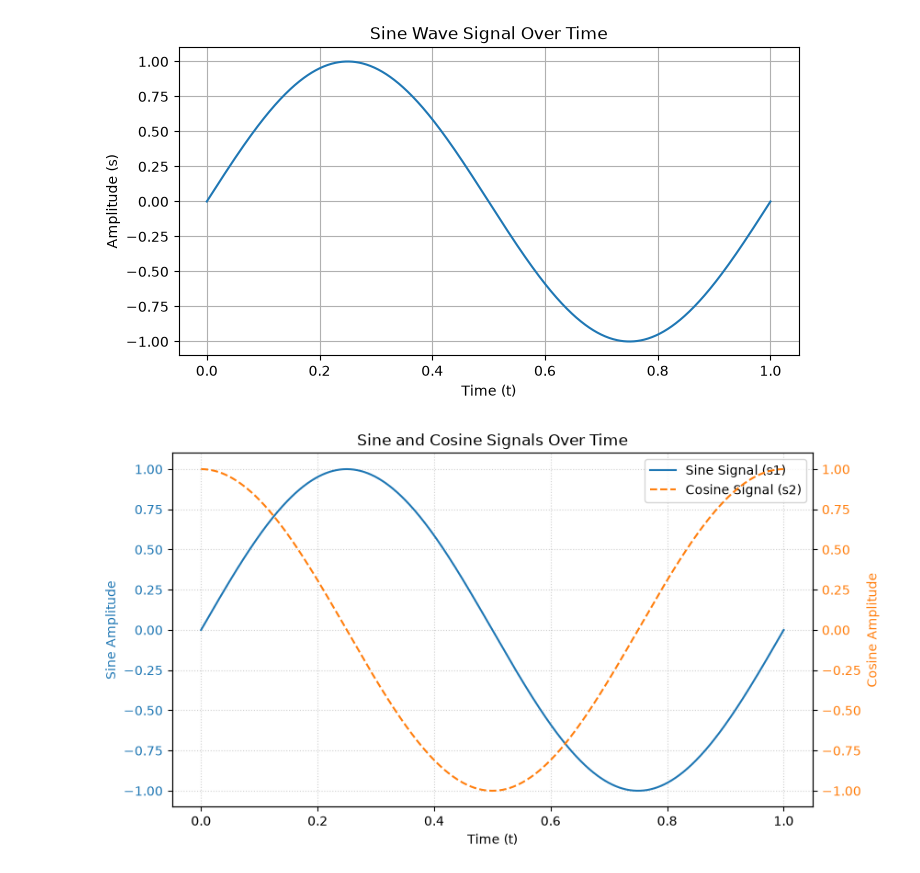
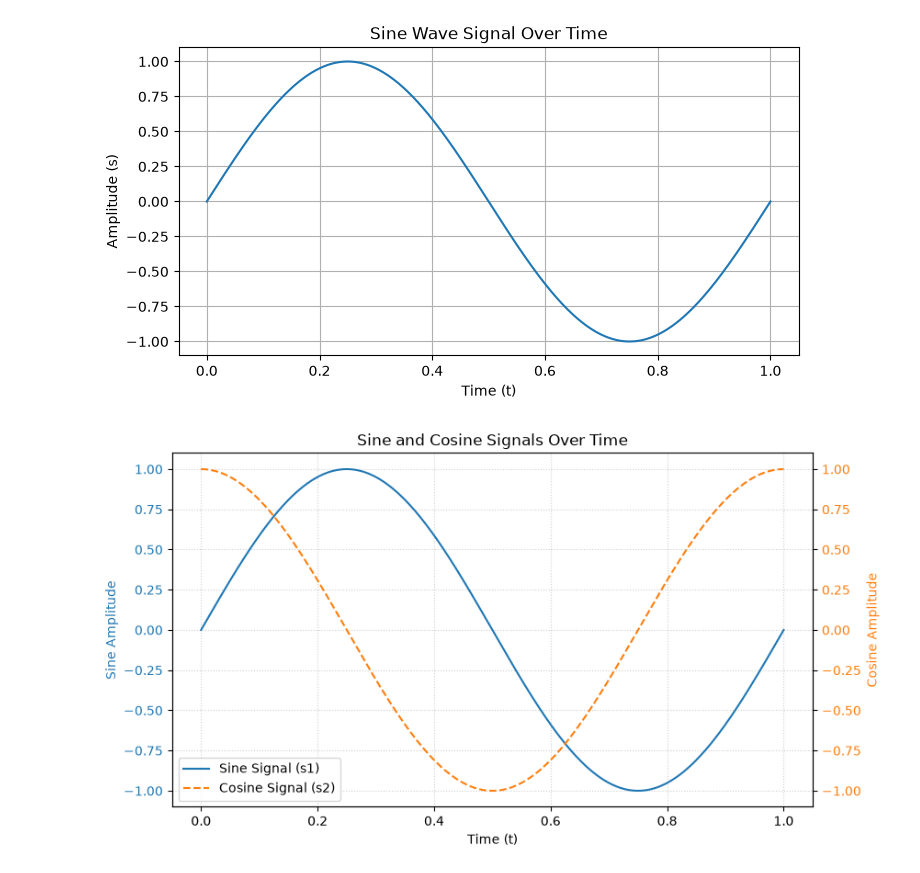
Before and after one commit to Charles-Dee/python-series02, a Jupyter notebook: python-seies02.ipynb, the cells around one changed output. Cells and saved outputs as stored; diff of their text form; code cells hidden in the pictures.

Commit message:
Updated Better-Version
Made an adjustment to the position of the key bars from upper right to lower left

```diff
--- a/python-seies02.ipynb
+++ b/python-seies02.ipynb
@@ -48,32 +48,32 @@ fig, ax1 = plt.subplots(figsize=(9, 5))
 # Plot sine on the primary y-axis
 line1 = ax1.plot(t, s1, color="tab:blue", label="Sine Signal (s1)")
 ax1.set_xlabel("Time (t)")
 ax1.set_ylabel("Sine Amplitude", color="tab:blue")
 ax1.tick_params(axis="y", labelcolor="tab:blue")
 ax1.grid(True, linestyle=":", alpha=0.6)
 
 # Create a secondary y-axis sharing the same x-axis
 ax2 = ax1.twinx()
 
 # Plot cosine on the secondary y-axis
 line2 = ax2.plot(
     t, s2, color="tab:orange", linestyle="--", label="Cosine Signal (s2)"
 )
 ax2.set_ylabel("Cosine Amplitude", color="tab:orange")
 ax2.tick_params(axis="y", labelcolor="tab:orange")
 
 # Combine legend items from both axes into a single box
 lines = line1 + line2
 labels = [line.get_label() for line in lines]
-ax1.legend(lines, labels, loc="upper right")
+ax1.legend(lines, labels, loc="lower left")
 
 # Set figure title
 plt.title("Sine and Cosine Signals Over Time")
 
 # Save the plot as a PDF file
 plt.savefig("signals_plot.pdf", format="pdf", bbox_inches="tight")
 
 # Display the plot
 plt.show()
 # %% [output]
-[figure, old version]
+[figure, new version]
```
Also changed, not shown: 1 other file.
